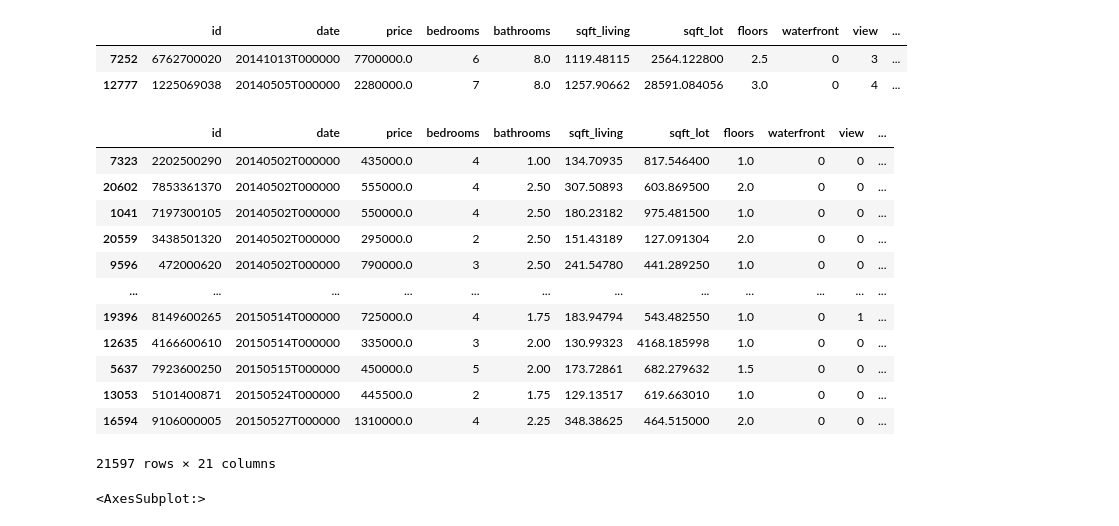
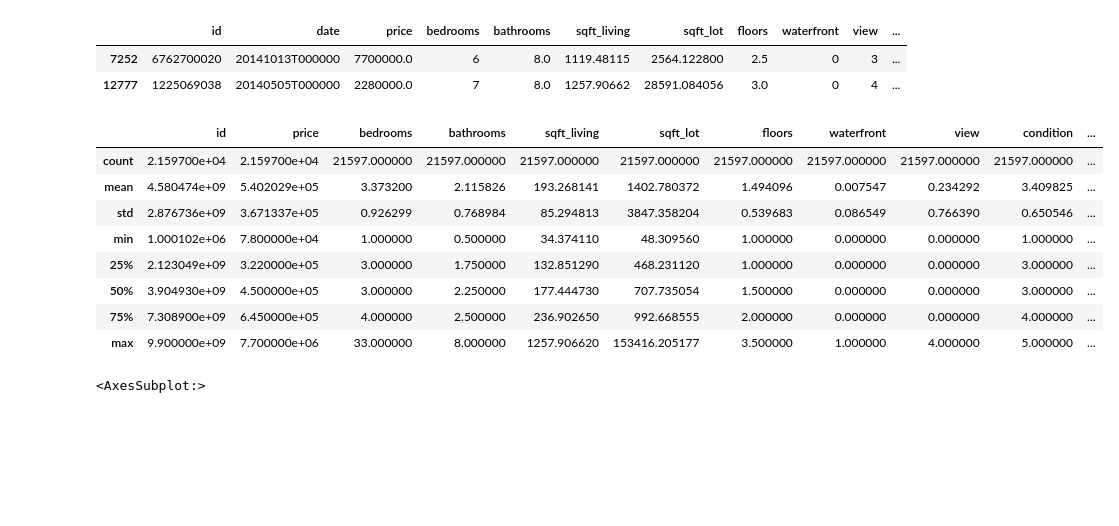
Before and after one commit to gfaille/imo, a Jupyter notebook: nettoyage-analyse.ipynb, the cells around one changed output. Cells and saved outputs as stored; diff of their text form; code cells hidden in the pictures; blank space fills up the shorter version.

```diff
--- a/nettoyage-analyse.ipynb
+++ b/nettoyage-analyse.ipynb
@@ -172,22 +164,18 @@ df.loc[df["sqft_living"] > 1000]
 |  | id | date | price | bedrooms | bathrooms | sqft_living | sqft_lot | floors | waterfront | view | ... |
 | 7252 | 6762700020 | 20141013T000000 | 7700000.0 | 6 | 8.0 | 1119.48115 | 2564.122800 | 2.5 | 0 | 3 | ... |
 | 12777 | 1225069038 | 20140505T000000 | 2280000.0 | 7 | 8.0 | 1257.90662 | 28591.084056 | 3.0 | 0 | 4 | ... |
-# %%
-df.sort_values(by="date")
-# %% [output]
-|  | id | date | price | bedrooms | bathrooms | sqft_living | sqft_lot | floors | waterfront | view | ... |
-| 7323 | 2202500290 | 20140502T000000 | 435000.0 | 4 | 1.00 | 134.70935 | 817.546400 | 1.0 | 0 | 0 | ... |
-| 20602 | 7853361370 | 20140502T000000 | 555000.0 | 4 | 2.50 | 307.50893 | 603.869500 | 2.0 | 0 | 0 | ... |
-| 1041 | 7197300105 | 20140502T000000 | 550000.0 | 4 | 2.50 | 180.23182 | 975.481500 | 1.0 | 0 | 0 | ... |
-| 20559 | 3438501320 | 20140502T000000 | 295000.0 | 2 | 2.50 | 151.43189 | 127.091304 | 2.0 | 0 | 0 | ... |
-| 9596 | 472000620 | 20140502T000000 | 790000.0 | 3 | 2.50 | 241.54780 | 441.289250 | 1.0 | 0 | 0 | ... |
-| ... | ... | ... | ... | ... | ... | ... | ... | ... | ... | ... | ... |
-| 19396 | 8149600265 | 20150514T000000 | 725000.0 | 4 | 1.75 | 183.94794 | 543.482550 | 1.0 | 0 | 1 | ... |
-| 12635 | 4166600610 | 20150514T000000 | 335000.0 | 3 | 2.00 | 130.99323 | 4168.185998 | 1.0 | 0 | 0 | ... |
-| 5637 | 7923600250 | 20150515T000000 | 450000.0 | 5 | 2.00 | 173.72861 | 682.279632 | 1.5 | 0 | 0 | ... |
-| 13053 | 5101400871 | 20150524T000000 | 445500.0 | 2 | 1.75 | 129.13517 | 619.663010 | 1.0 | 0 | 0 | ... |
-| 16594 | 9106000005 | 20150527T000000 | 1310000.0 | 4 | 2.25 | 348.38625 | 464.515000 | 2.0 | 0 | 0 | ... |
-21597 rows × 21 columns
+# %%
+df.describe()
+# %% [output]
+|  | id | price | bedrooms | bathrooms | sqft_living | sqft_lot | floors | waterfront | view | condition | ... |
+| count | 2.159700e+04 | 2.159700e+04 | 21597.000000 | 21597.000000 | 21597.000000 | 21597.000000 | 21597.000000 | 21597.000000 | 21597.000000 | 21597.000000 | ... |
+| mean | 4.580474e+09 | 5.402029e+05 | 3.373200 | 2.115826 | 193.268141 | 1402.780372 | 1.494096 | 0.007547 | 0.234292 | 3.409825 | ... |
+| std | 2.876736e+09 | 3.671337e+05 | 0.926299 | 0.768984 | 85.294813 | 3847.358204 | 0.539683 | 0.086549 | 0.766390 | 0.650546 | ... |
+| min | 1.000102e+06 | 7.800000e+04 | 1.000000 | 0.500000 | 34.374110 | 48.309560 | 1.000000 | 0.000000 | 0.000000 | 1.000000 | ... |
+| 25% | 2.123049e+09 | 3.220000e+05 | 3.000000 | 1.750000 | 132.851290 | 468.231120 | 1.000000 | 0.000000 | 0.000000 | 3.000000 | ... |
+| 50% | 3.904930e+09 | 4.500000e+05 | 3.000000 | 2.250000 | 177.444730 | 707.735054 | 1.500000 | 0.000000 | 0.000000 | 3.000000 | ... |
+| 75% | 7.308900e+09 | 6.450000e+05 | 4.000000 | 2.500000 | 236.902650 | 992.668555 | 2.000000 | 0.000000 | 0.000000 | 4.000000 | ... |
+| max | 9.900000e+09 | 7.700000e+06 | 33.000000 | 8.000000 | 1257.906620 | 153416.205177 | 3.500000 | 1.000000 | 4.000000 | 5.000000 | ... |
 # %%
 df.zipcode.astype(str)
 df = df.join(pd.get_dummies(df['zipcode']))
```
Also changed, not shown: parts of 2 cells of this notebook, 3 other files.
